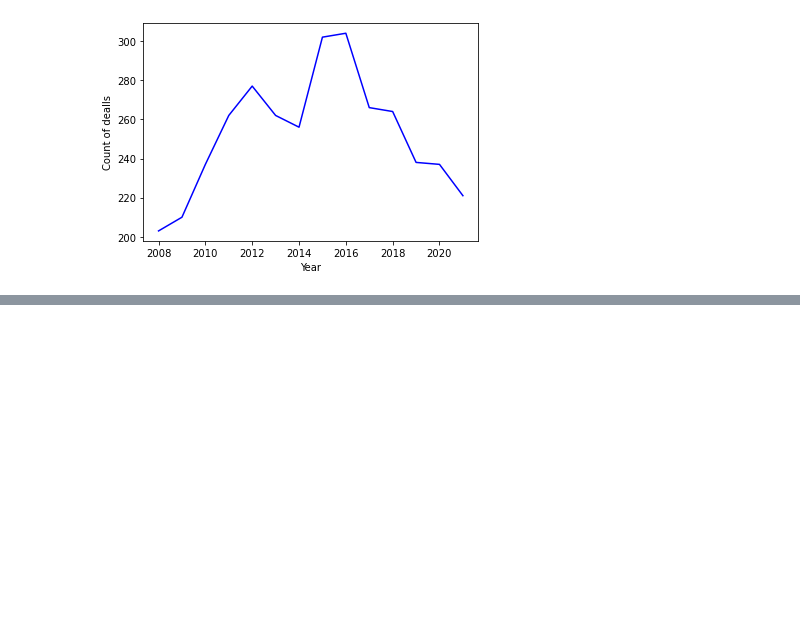
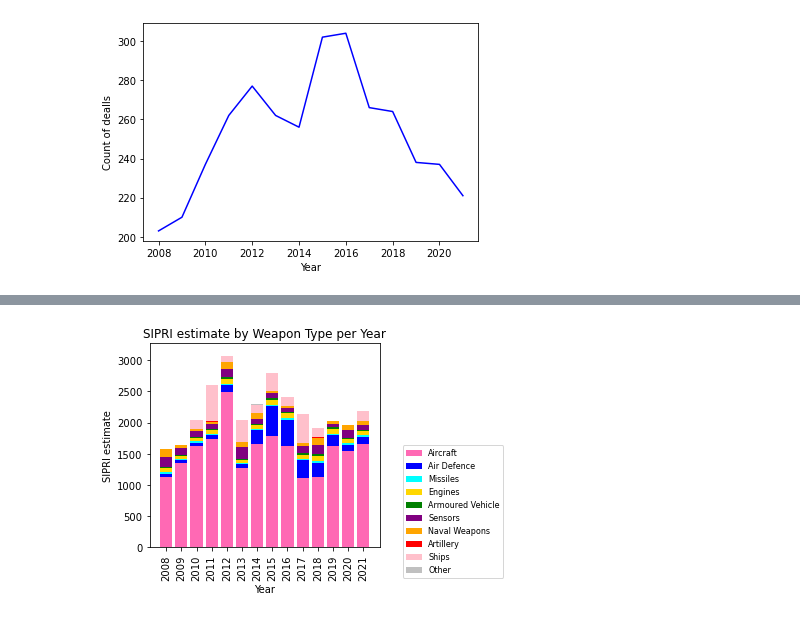
Before and after one commit to michelle352l/cs1951-PeaceLab, a Jupyter notebook: Weapons_Database/data_analysis.ipynb, the cells around one changed output, grey strips where cells are left out. Drawn from its saved outputs; the diff is of its cells as text; code cells hidden in the pictures; blank space fills up the shorter version.

```diff
--- a/Weapons_Database/data_analysis.ipynb
+++ b/Weapons_Database/data_analysis.ipynb
@@ -217,0 +224,81 @@ plt.show()
+# %%
+#Armament category over time - stacked bar
+#data over time
+#look at where the air defence is being shipped during 2014-2016; what caused the major spike?
+#identify datapoints to use at cutoff points for the causal analysis
+
+aircraft_df = weapons_data[weapons_data['Armament category'] == "Aircraft"]
+aircraft_year_df = aircraft_df.groupby('Delivery year', as_index=False)['SIPRI estimate'].sum().sort_values(by="Delivery year", ascending=True)
+
+missiles_df = weapons_data[weapons_data['Armament category'] == "Missiles"]
+missiles_year_df = missiles_df.groupby('Delivery year', as_index=False)['SIPRI estimate'].sum().sort_values(by="Delivery year", ascending=True)
+
+engines_df = weapons_data[weapons_data['Armament category'] == "Engines"]
+engines_year_df = engines_df.groupby('Delivery year', as_index=False)['SIPRI estimate'].sum().sort_values(by="Delivery year", ascending=True)
+
+armouredV_df = weapons_data[weapons_data['Armament category'] == "Armoured vehicles"]
+armouredV_year_df = armouredV_df.groupby('Delivery year', as_index=False)['SIPRI estimate'].sum().sort_values(by="Delivery year", ascending=True)
+
+sensors_df = weapons_data[weapons_data['Armament category'] == "Sensors"]
+sensors_year_df = sensors_df.groupby('Delivery year', as_index=False)['SIPRI estimate'].sum().sort_values(by="Delivery year", ascending=True)
+
+naval_df = weapons_data[weapons_data['Armament category'] == "Naval weapons"]
+naval_year_df = naval_df.groupby('Delivery year', as_index=False)['SIPRI estimate'].sum().sort_values(by="Delivery year", ascending=True)
+
+artillery_df = weapons_data[weapons_data['Armament category'] == "Artillery"]
+artillery_year_df = artillery_df.groupby('Delivery year', as_index=False)['SIPRI estimate'].sum().sort_values(by="Delivery year", ascending=True)
+
+ships_df = weapons_data[weapons_data['Armament category'] == "Ships"]
+ships_year_df = ships_df.groupby('Delivery year', as_index=False)['SIPRI estimate'].sum()
+row2008 = {'Delivery year':2008, 'SIPRI estimate':0}
+row2009= {'Delivery year':2009, 'SIPRI estimate':0}
+ships_year_df = ships_year_df.append([row2008, row2009], ignore_index=True).sort_values(by="Delivery year", ascending=True)
+
+airdefence_df = weapons_data[weapons_data['Armament category'] == "Air defence systems"]
+airdefence_year_df = airdefence_df.groupby('Delivery year', as_index=False)['SIPRI estimate'].sum().sort_values(by="Delivery year", ascending=True)
+
+other_df = weapons_data[weapons_data['Armament category'] == "Other"]
+other_year_df = other_df.groupby('Delivery year', as_index=False)['SIPRI estimate'].sum().sort_values(by="Delivery year", ascending=True)
+
+row2010 = {'Delivery year':2010, 'SIPRI estimate':0}
+row2016 = {'Delivery year':2016, 'SIPRI estimate':0}
+row2017 = {'Delivery year':2017, 'SIPRI estimate':0}
+row2018 = {'Delivery year':2018, 'SIPRI estimate':0}
+row2019 = {'Delivery year':2019, 'SIPRI estimate':0}
+row2020 = {'Delivery year':2020, 'SIPRI estimate':0}
+row2021 = {'Delivery year':2021, 'SIPRI estimate':0}
+
+other_year_df = other_year_df.append([row2010, row2016, row2017, row2018, row2019,row2020,row2021], ignore_index=True).sort_values(by="Delivery year", ascending=True)
+
+years = aircraft_year_df["Delivery year"]
+
+print(airdefence_year_df)
+
+plt.bar(years, aircraft_year_df["SIPRI estimate"], color='hotpink')
+plt.bar(years, airdefence_year_df["SIPRI estimate"], bottom = aircraft_year_df["SIPRI estimate"], color='blue')
+plt.bar(years, missiles_year_df["SIPRI estimate"], bottom = aircraft_year_df["SIPRI estimate"]+airdefence_year_df["SIPRI estimate"], color='aqua')
+plt.bar(years, engines_year_df["SIPRI estimate"], bottom = aircraft_year_df["SIPRI estimate"]+airdefence_year_df["SIPRI estimate"]+missiles_year_df["SIPRI estimate"], color='gold')
+plt.bar(years, armouredV_year_df["SIPRI estimate"], bottom = aircraft_year_df["SIPRI estimate"]+airdefence_year_df["SIPRI estimate"]+missiles_year_df["SIPRI estimate"]+engines_year_df["SIPRI estimate"], color='green')
+plt.bar(years, sensors_year_df["SIPRI estimate"], bottom = aircraft_year_df["SIPRI estimate"]+airdefence_year_df["SIPRI estimate"]+missiles_year_df["SIPRI estimate"]+engines_year_df["SIPRI estimate"]+armouredV_year_df["SIPRI estimate"], color='purple')
+plt.bar(years, naval_year_df["SIPRI estimate"], bottom = aircraft_year_df["SIPRI estimate"]+airdefence_year_df["SIPRI estimate"]+missiles_year_df["SIPRI estimate"]+engines_year_df["SIPRI estimate"]+armouredV_year_df["SIPRI estimate"]+sensors_year_df["SIPRI estimate"], color='orange')
+plt.bar(years, artillery_year_df["SIPRI estimate"], bottom = aircraft_year_df["SIPRI estimate"]+airdefence_year_df["SIPRI estimate"]+missiles_year_df["SIPRI estimate"]+engines_year_df["SIPRI estimate"]+armouredV_year_df["SIPRI estimate"]+sensors_year_df["SIPRI estimate"]+naval_year_df["SIPRI estimate"], color='red')
+plt.bar(years, ships_year_df["SIPRI estimate"], bottom = aircraft_year_df["SIPRI estimate"]+airdefence_year_df["SIPRI estimate"]+missiles_year_df["SIPRI estimate"]+engines_year_df["SIPRI estimate"]+armouredV_year_df["SIPRI estimate"]+sensors_year_df["SIPRI estimate"]+naval_year_df["SIPRI estimate"]+artillery_year_df["SIPRI estimate"], color='pink')
+plt.bar(years, other_year_df["SIPRI estimate"], bottom = aircraft_year_df["SIPRI estimate"]+airdefence_year_df["SIPRI estimate"]+missiles_year_df["SIPRI estimate"]+engines_year_df["SIPRI estimate"]+armouredV_year_df["SIPRI estimate"]+sensors_year_df["SIPRI estimate"]+naval_year_df["SIPRI estimate"]+artillery_year_df["SIPRI estimate"]+ships_year_df["SIPRI estimate"], color='silver')
+#plt.bar(years, airdefence_year_df["SIPRI estimate"], bottom = aircraft_year_df["SIPRI estimate"]+missiles_year_df["SIPRI estimate"]+engines_year_df["SIPRI estimate"]+armouredV_year_df["SIPRI estimate"]+sensors_year_df["SIPRI estimate"]+naval_year_df["SIPRI estimate"]+artillery_year_df["SIPRI estimate"]+ships_year_df["SIPRI estimate"]+other_year_df["SIPRI estimate"], color='blue')
+
+
+
+plt.xlabel("Year")
+plt.ylabel("SIPRI estimate")
+plt.xticks(years, rotation=90)
+plt.legend(["Aircraft", "Air Defence", "Missiles", "Engines", "Armoured Vehicle", "Sensors", "Naval Weapons", "Artillery", "Ships", "Other"],
+               bbox_to_anchor=(1.1, .5),
+               loc='upper left',
+                prop={'size': 8},
+                borderaxespad=0)
+plt.title("SIPRI estimate by Weapon Type per Year")
+plt.tight_layout()
+plt.savefig("Sample Visualizations/ArmamentYearSRPRI.pdf", facecolor='white', transparent=False, bbox_inches='tight')
+plt.show()
+plt.show()
+# %% [output]
@@ -217,0 +320 @@ plt.show()
+[figure, added]
```
Also changed, not shown: parts of 5 cells of this notebook, 7 other files.
